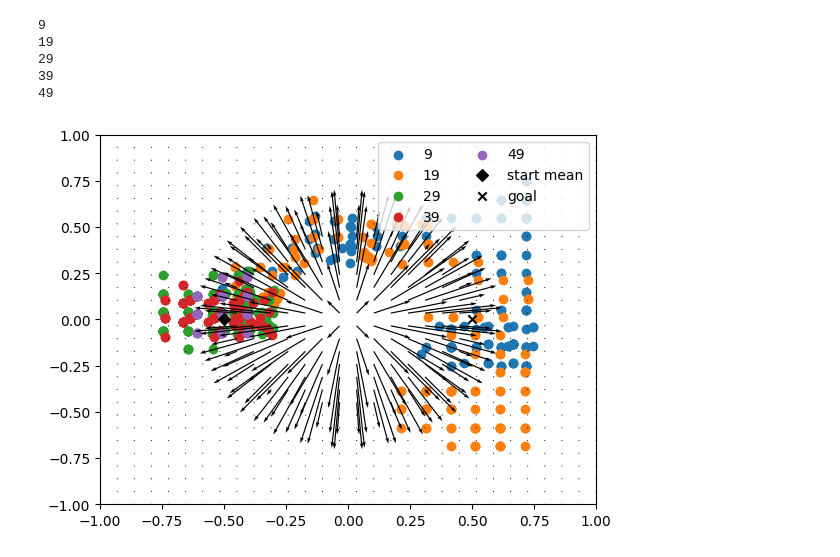
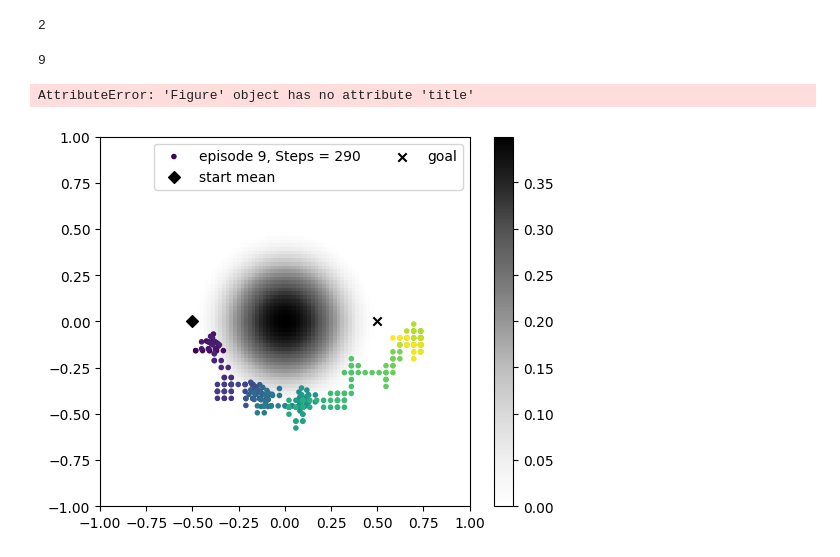
Before and after one commit to EvanderCorvus/AgentSimulation, a Jupyter notebook: main.ipynb, the cells around one changed output. Saved outputs shown, nothing was run; the diff lists cells and outputs as text; code cells hidden in the pictures.

```diff
--- a/main.ipynb
+++ b/main.ipynb
@@ -8,5 +8,10 @@ device = tr.device('cuda' if tr.cuda.is_available() else 'cpu')
 # print(device)
 # tr.set_default_dtype(tr.float)
 # tr.set_default_device(device)
+# %%
+a = tr.tensor([False, False, True, False, True])
+print(tr.nonzero(a)[0].item())
+# %% [output]
+2
 # %%
 #hyperparameters
@@ -160,12 +171,13 @@ class Agent(nn.Module):
 # %%
 #Simulation Setup
 def episode(agent,t_agent,t_update, max_steps,g,optimizer,epsilon):
-
+    agent.flag = False
+    agent.winner_index = 0
     X,Y = agent.x,agent.y
     for dT in range(max_steps):
         optimizer.zero_grad()#zero gradients
 
-        if dT%t_update==0:#update target agent every 100 steps
+        if dT%t_update==0:#update target agent every t_update steps
             t_agent.load_state_dict(agent.state_dict())
 
         F_x,F_y = force(agent.x,agent.y)
@@ -201,52 +213,63 @@ def episode(agent,t_agent,t_update, max_steps,g,optimizer,epsilon):
         newx = agent.x[:,None]
         newy = agent.y[:,None]
 
+
+
         X = tr.cat((newX,newx),dim=1)
         Y = tr.cat((newY,newy),dim=1)
 
+        if agent.flag == True:
+            # print('Target area reached')
+            break
 
     return X,Y
 # %%
 #Simulation
 mu, sig = -0.5, 0.1
 x = tr.randn(batch_size, dtype=tr.float).to(device)*sig + mu
 y = tr.randn(batch_size, dtype=tr.float).to(device)*sig
 agent = Agent(x,y).to(device)
 
 t_agent = Agent(x,y).to(device)
 t_agent.load_state_dict(agent.state_dict()) #copies weights from agent to t_agent
 t_agent.eval()
 
 
 optimizer = tr.optim.Adam(agent.parameters(), lr=0.001)
 
+
+
+
 for i in range(epoch):
-    epsilon = 1-i/epoch
+    epsilon = 1-(i/epoch)*0.7
     X,Y = episode(agent, t_agent, t_update, max_steps, g, optimizer,epsilon)
     agent.x = tr.randn(batch_size, dtype=tr.float).to(device)*sig + mu
     agent.y = tr.randn(batch_size, dtype=tr.float).to(device)*sig
 
 
+
     if i%10 == 9:
-        x,y = X[0].detach().to('cpu').numpy(),Y[0].detach().to('cpu').numpy()
-        plt.scatter(x,y,label=int(i))#,c=np.arange(len(x)),cmap='viridis')
+        fig, ax = plt.subplots()
+        x,y = X[agent.winner_index].detach().to('cpu').numpy(),Y[agent.winner_index].detach().to('cpu').numpy()
         print(i)
+        ax.scatter(x,y,label='episode ' + str(int(i)) + ', Steps = '+str(len(x)),c=np.arange(len(x)),cmap='viridis',marker = '.')
+        # U,V = force(X1,Y1)
+        # plt.quiver(X1,Y1,U,V)
 
-X1,Y1 = np.meshgrid(np.linspace(-1,1,30),np.linspace(-1,1,30))
-U,V = force(X1,Y1)
-plt.quiver(X1,Y1,U,V)
+        ax.set_xlim(-1,1)
+        ax.set_ylim(-1,1)
+        ax.scatter(-0.5,0,c='black',label='start mean',marker='D')
+        ax.scatter(0.5,0,c='black',label='goal',marker='x')
+        ax.legend(ncol=2,loc='upper right')
 
-
-plt.xlim(-1,1)
-plt.ylim(-1,1)
-plt.scatter(-0.5,0,c='black',label='start mean',marker='D')
-plt.scatter(0.5,0,c='black',label='goal',marker='x')
-plt.legend(ncol=2,loc='upper right')
-plt.show()
+        X1,Y1 = np.meshgrid(np.linspace(-1,1,100),np.linspace(-1,1,100))
+        Potential = U(0.4,X1,Y1)
+        img = ax.imshow(Potential,cmap = 'Greys',extent=[-1,1,-1,1],origin='lower')
+        fig.colorbar(img)
+        #fig.clim(Potential.min(),Potential.max())
+        plt.title(str(agent.winner_index))
+        plt.show()
 # %% [output]
 9
-19
-29
-39
-49
+AttributeError: 'Figure' object has no attribute 'title'
-[figure, old version]
+[figure, new version]
```
Also changed, not shown: parts of 4 cells of this notebook.
